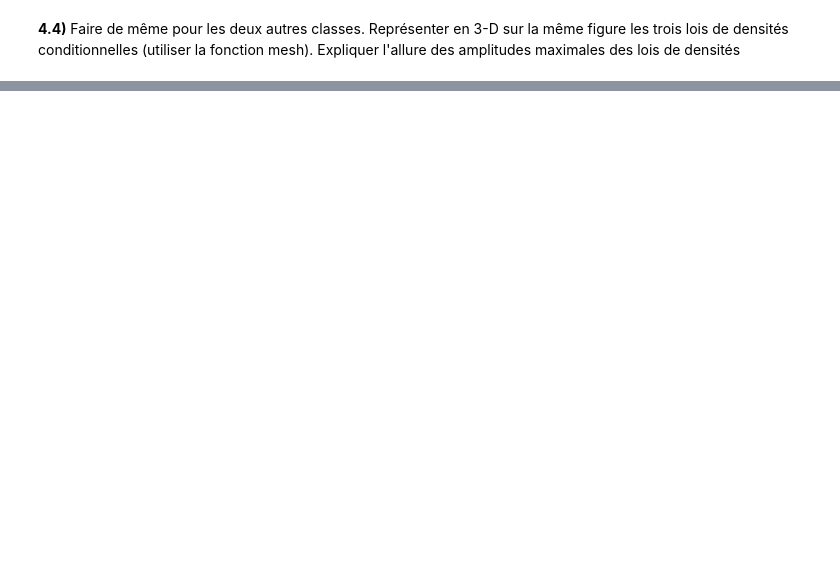
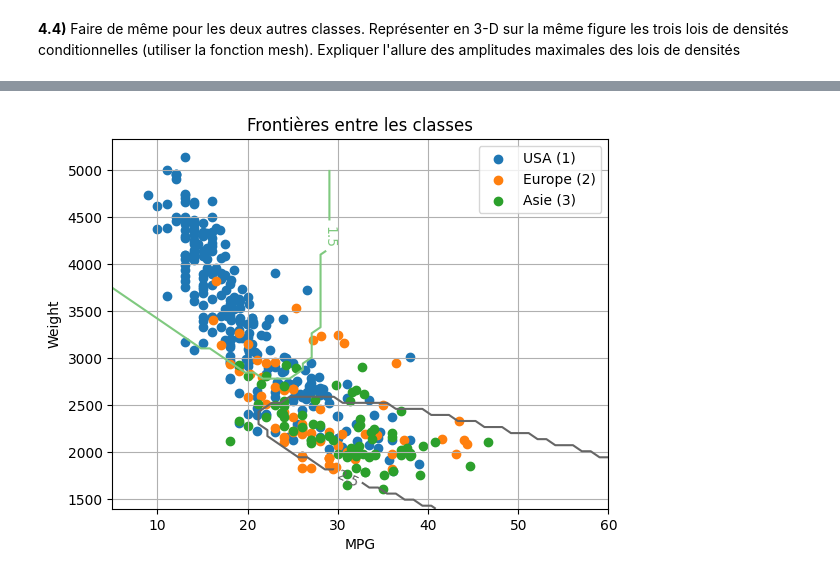
Before and after one commit to yurialvizi/SI221B-TP1, a Jupyter notebook: tp.ipynb, the cells around one changed output, grey strips where cells are left out. Drawn from its saved outputs; the diff is of its cells as text; code cells hidden in the pictures; blank space fills up the shorter version.

```diff
--- a/tp.ipynb
+++ b/tp.ipynb
@@ -339,0 +432,41 @@ Expliquer l'allure des amplitudes maximales des lois de densités
+# %%
+x_min = 5
+x_max = 60
+y_min = 1400
+y_max = 5000
+
+grid_size = 57
+
+X, Y = np.meshgrid(np.linspace(x_min, x_max, grid_size), np.linspace(y_min, y_max, grid_size))
+
+class1_dens = gaussian_pdf(class1_mean, class1_cov, X, Y)
+class2_dens = gaussian_pdf(class2_mean, class2_cov, X, Y)
+class3_dens = gaussian_pdf(class3_mean, class3_cov, X, Y)
+
+Z = np.zeros_like(X, dtype=int)
+
+for i in range(X.shape[0]):
+    for j in range(X.shape[1]):
+        Z[i, j] = np.argmax([class1_dens[i, j], class2_dens[i, j], class3_dens[i, j]]) + 1
+# %%
+x1 = np.array([class1_samples[:, 0], class1_samples[:, 4]])
+x2 = np.array([class2_samples[:, 0], class2_samples[:, 4]])
+x3 = np.array([class3_samples[:, 0], class3_samples[:, 4]])
+
+plt.scatter(x1[0], x1[1], label='USA (1)')
+plt.scatter(x2[0], x2[1], label='Europe (2)')
+plt.scatter(x3[0], x3[1], label='Asie (3)')
+
+# The levels are chosen to be between the classes
+# For 3 classes, we need 2 boundaries, so the levels are taken between the values of the classes
+contour_levels = [1.5, 2.5]
+contour_plot = plt.contour(X, Y, Z, levels=contour_levels, cmap="Accent")
+plt.clabel(contour_plot, inline=1, fontsize=10)
+plt.title('Frontières entre les classes')
+plt.xlabel('MPG')
+plt.ylabel('Weight')
+plt.grid(True)
+plt.legend()
+plt.show()
+# %% [output]
+[figure, added]
```
Also changed, not shown: parts of 26 cells of this notebook.
